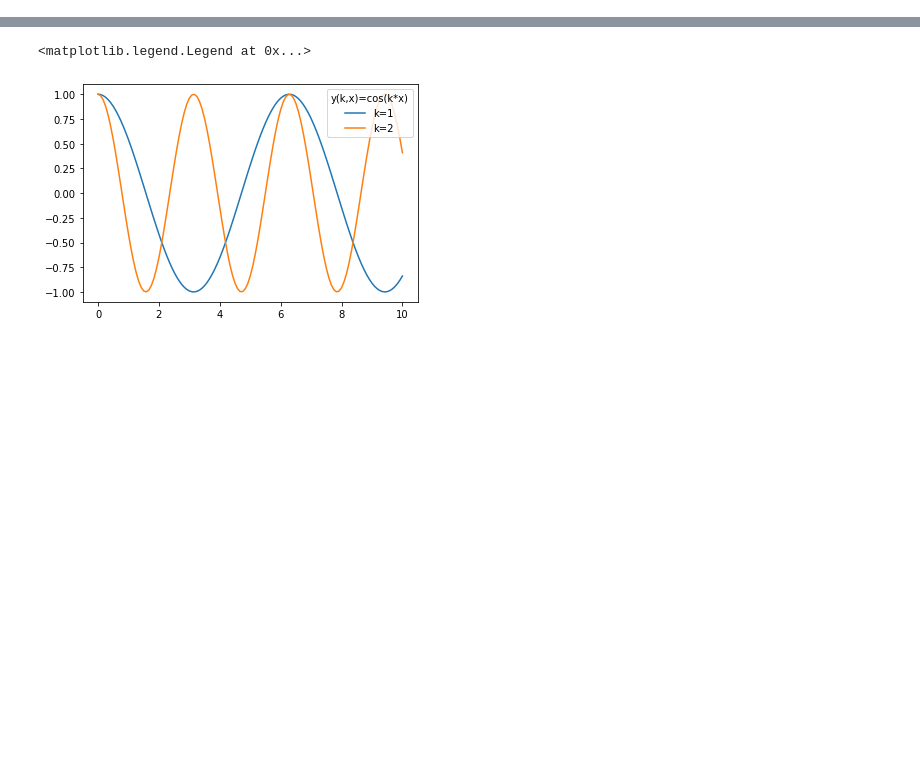
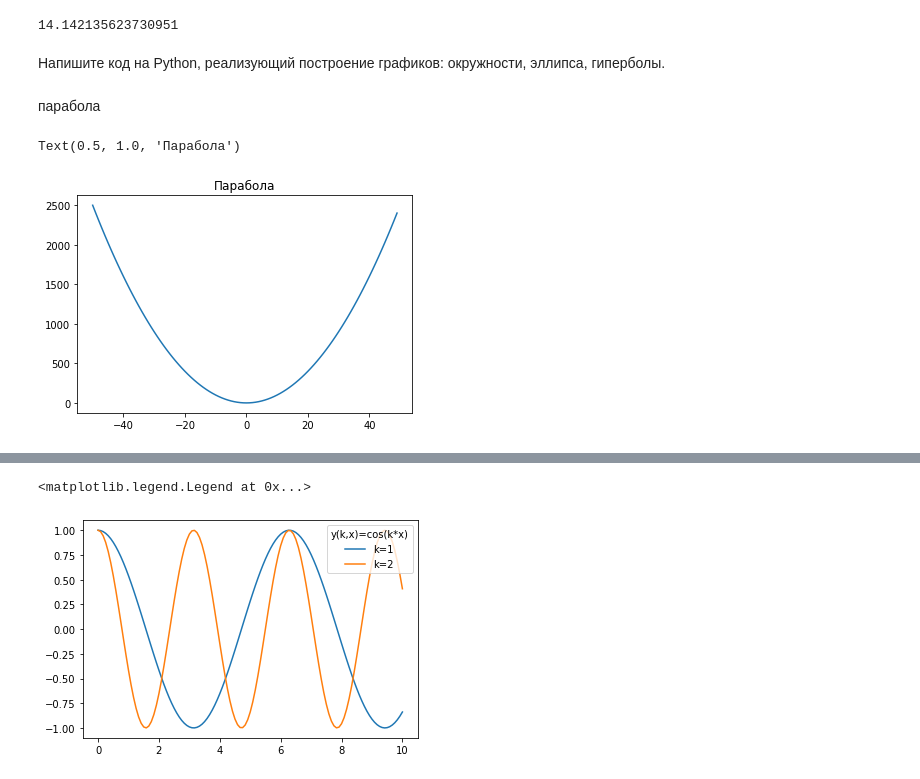
Before and after one commit to romankurnovskii/gb-jupyter, a Jupyter notebook: m01.ipynb, the cells around one changed output, grey strips where cells are left out. Drawn from its saved outputs; the diff is of its cells as text; code cells hidden in the pictures; blank space fills up the shorter version.

Commit message:
add geometry plots

```diff
--- a/m01.ipynb
+++ b/m01.ipynb
@@ -3,0 +24,21 @@ import matplotlib.pyplot as plt
+# %%
+s = np.sum(s)
+math.sqrt(s)
+# %% [output]
+14.142135623730951
+# %% [markdown]
+Напишите код на Python, реализующий построение графиков:
+окружности,
+эллипса,
+гиперболы.
+# %% [markdown]
+парабола
+# %%
+x = np.arange(-50,50,1)
+y = x**2
+# %%
+plt.plot(x,y)
+plt.title("Парабола")
+# %% [output]
+Text(0.5, 1.0, 'Парабола')
+[figure, added]
```
Also changed, not shown: parts of 26 cells of this notebook.
